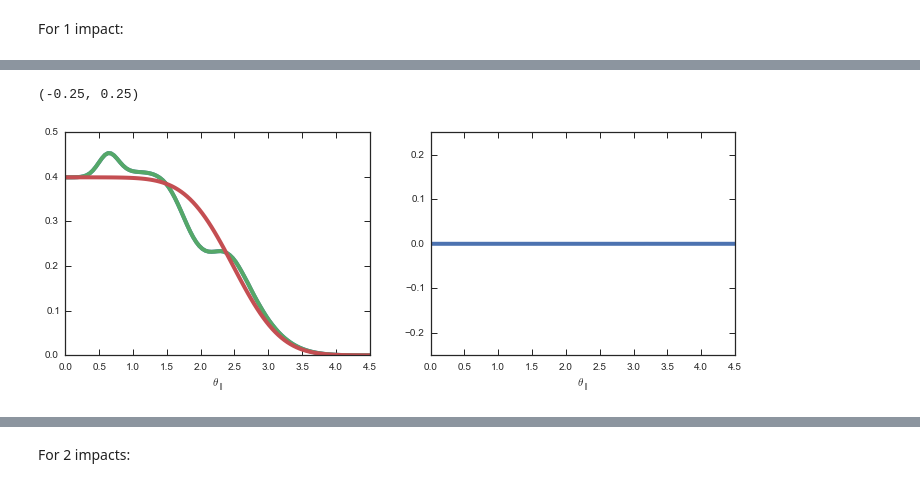
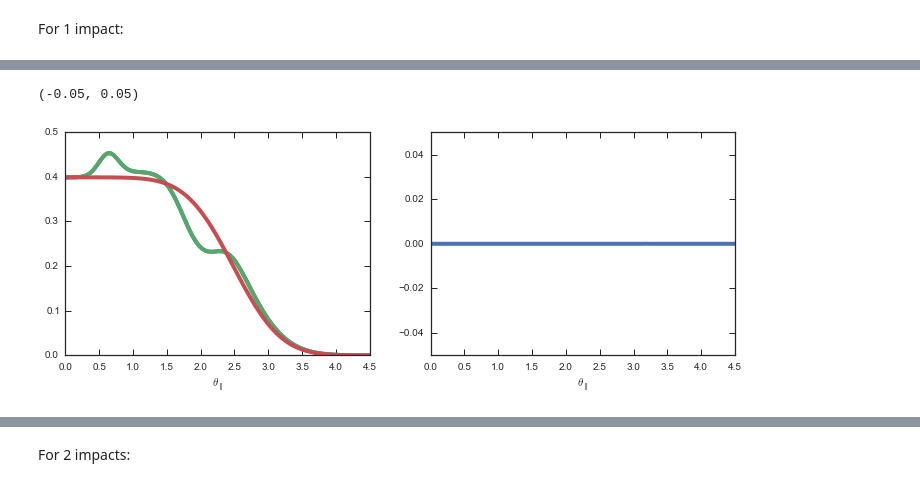
Before and after one commit to jobovy/streamgap-pepper, a Jupyter notebook: galpyStreampepperdfTests.ipynb, the cells around one changed output, grey strips where cells are left out. Saved outputs shown, nothing was run; the diff lists cells and outputs as text; code cells hidden in the pictures.

```diff
--- a/galpyStreampepperdfTests.ipynb
+++ b/galpyStreampepperdfTests.ipynb
@@ -239,21 +242,21 @@ dens_1impacts= numpy.array([sdf_pepper_1impacts.density_par(x,approx=False) for
 # %%
 figsize(12,4)
 subplot(1,2,1)
 plot(xs,dens_1impacts/numpy.sum(dens_1impacts)/(xs[1]-xs[0]),lw=4.)
 plot(xs,dens_approx_1impacts/numpy.sum(dens_approx_1impacts)/(xs[1]-xs[0]),lw=4.)
 plot(xs,dens_unp/numpy.sum(dens_unp)/(xs[1]-xs[0]),lw=4.)
 #dum= hist(apar,bins=101,normed=True,histtype='step',color='k',zorder=0,lw=5.)
 xlabel(r'$\theta_\parallel$')
 subplot(1,2,2)
 plot(xs,(dens_1impacts/numpy.sum(dens_1impacts)/(xs[1]-xs[0])\
          -dens_approx_1impacts/numpy.sum(dens_approx_1impacts)/(xs[1]-xs[0]))\
      /(dens_1impacts/numpy.sum(dens_1impacts)/(xs[1]-xs[0])),
      lw=4.)
 xlabel(r'$\theta_\parallel$')
-ylim(-0.25,0.25)
+ylim(-0.05,0.05)
 # %% [output]
-(-0.25, 0.25)
+(-0.05, 0.05)
-[figure, old version]
+[figure, new version]
 # %%
 timexs= xs
 start= time.time()
```
Also changed, not shown: parts of 27 cells of this notebook.
